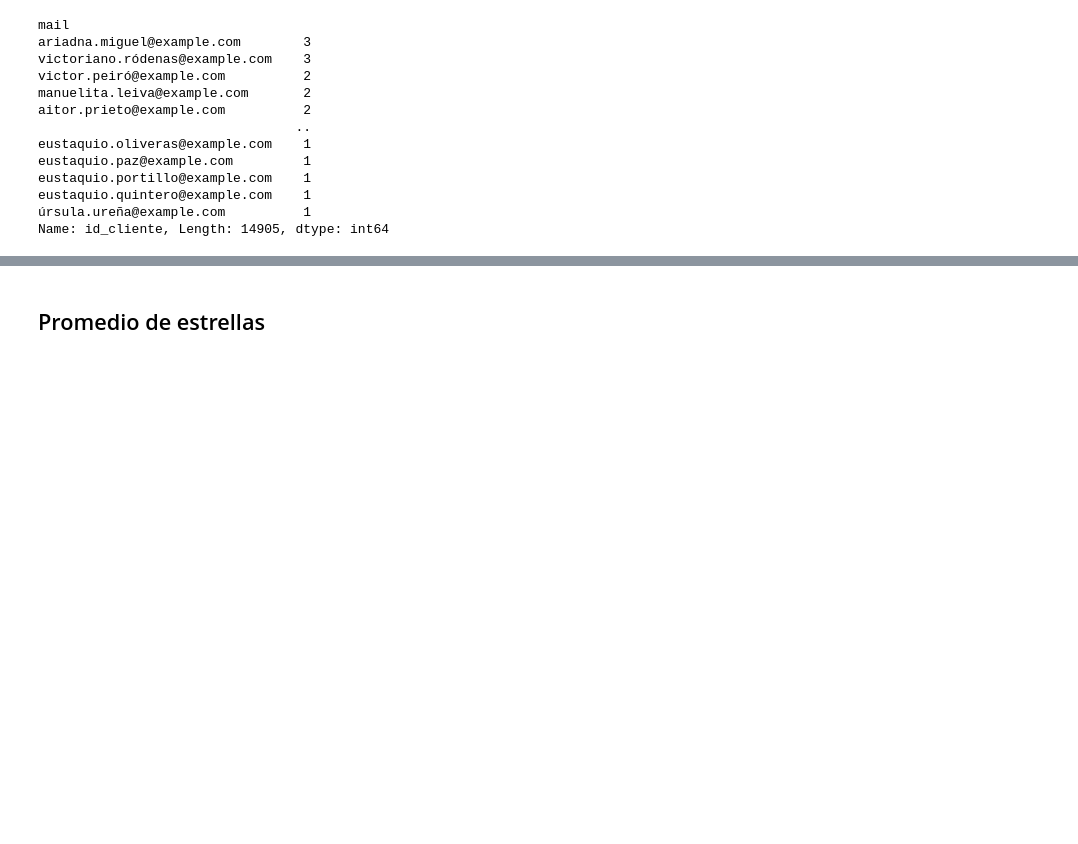
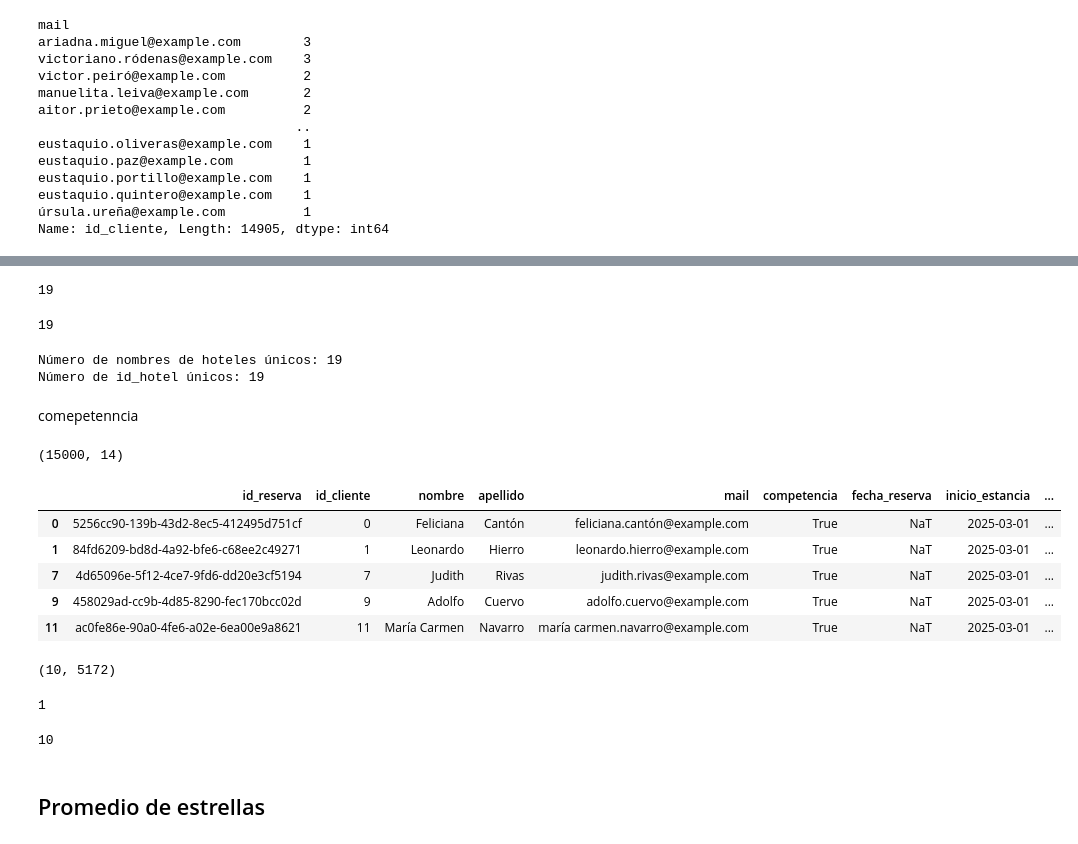
Before and after one commit to marta-ba/ETL_IBIShotels, a Jupyter notebook: jupyters/eda.ipynb, the cells around one changed output, grey strips where cells are left out. Saved outputs shown, nothing was run; the diff lists cells and outputs as text; code cells hidden in the pictures; blank space fills up the shorter version.

```diff
--- a/jupyters/eda.ipynb
+++ b/jupyters/eda.ipynb
@@ -496,0 +378,2 @@ print(cantidad_emails)
+# %%
+df["id_cliente"] = df["mail"].factorize()[0]
@@ -499,0 +426,3 @@ print(cantidad_emails)
+# %%
+df_propios = df[df["competencia"] == False].copy()
+df_competencia = df[df["competencia"] == True].copy()
@@ -499,0 +489,8 @@ print(cantidad_emails)
+# %%
+df_propios["id_hotel"].nunique()
+# %% [output]
+19
+# %%
+df_propios["nombre_hotel"].nunique()
+# %% [output]
+19
@@ -499,0 +500,25 @@ print(cantidad_emails)
+# %%
+print("Número de nombres de hoteles únicos:", df_propios["nombre_hotel"].nunique())
+print("Número de id_hotel únicos:", df_propios["id_hotel"].nunique())
+# %% [output]
+Número de nombres de hoteles únicos: 19
+Número de id_hotel únicos: 19
+# %% [markdown]
+comepetenncia
+# %%
+df.shape
+# %% [output]
+(15000, 14)
+# %%
+df_competencia.head()
+# %% [output]
+|  | id_reserva | id_cliente | nombre | apellido | mail | competencia | fecha_reserva | inicio_estancia | ... |
+| 0 | 5256cc90-139b-43d2-8ec5-412495d751cf | 0 | Feliciana | Cantón | feliciana.cantón@example.com | True | NaT | 2025-03-01 | ... |
+| 1 | 84fd6209-bd8d-4a92-bfe6-c68ee2c49271 | 1 | Leonardo | Hierro | leonardo.hierro@example.com | True | NaT | 2025-03-01 | ... |
+| 7 | 4d65096e-5f12-4ce7-9fd6-dd20e3cf5194 | 7 | Judith | Rivas | judith.rivas@example.com | True | NaT | 2025-03-01 | ... |
+| 9 | 458029ad-cc9b-4d85-8290-fec170bcc02d | 9 | Adolfo | Cuervo | adolfo.cuervo@example.com | True | NaT | 2025-03-01 | ... |
+| 11 | ac0fe86e-90a0-4fe6-a02e-6ea00e9a8621 | 11 | María Carmen | Navarro | maría carmen.navarro@example.com | True | NaT | 2025-03-01 | ... |
+# %%
+df_competencia["id_hotel"].nunique(), df_competencia.shape[0]
+# %% [output]
+(10, 5172)
@@ -500,2 +528,10 @@ print(cantidad_emails)
+# %%
+df_competencia["nombre_hotel"].nunique()
+# %% [output]
+1
+# %%
+df_competencia["id_hotel"].nunique()
+# %% [output]
+10
 # %% [markdown]
 ## Promedio de estrellas
```
Also changed, not shown: parts of 31 cells of this notebook.
